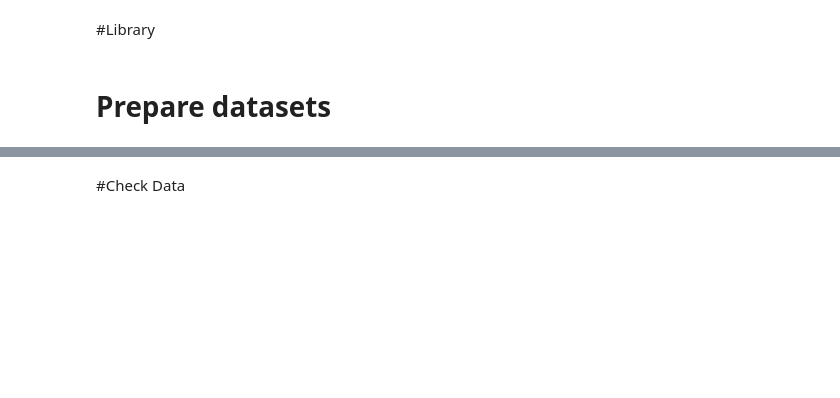
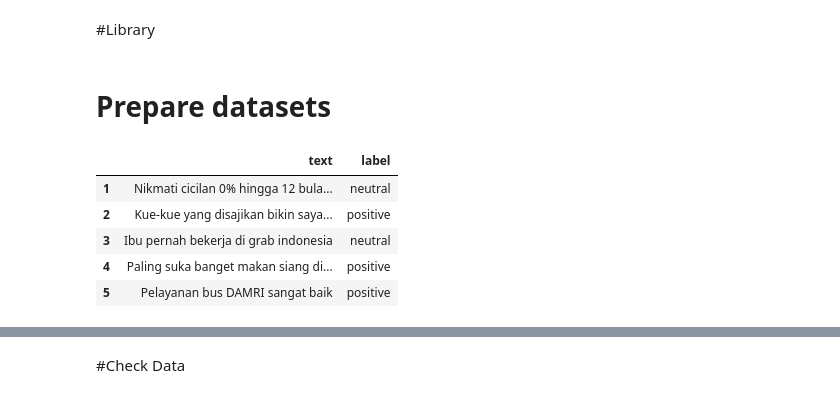
Before and after one commit to udjoo/tugas_dsc, a Jupyter notebook: models/lstm/LSTM.ipynb, the cells around one changed output, grey strips where cells are left out. Cells and saved outputs as stored; diff of their text form; code cells hidden in the pictures; blank space fills up the shorter version.

```diff
--- a/models/lstm/LSTM.ipynb
+++ b/models/lstm/LSTM.ipynb
@@ -27,4 +27,24 @@ from keras.models import load_model
 from pathlib import Path
 # %% [markdown]
 # **Prepare datasets**
+# %%
+df_nusax_test = pd.read_csv(r'../../data/nusax/test.csv', header= None)
+df_nusax_train = pd.read_csv(r'../../data/nusax/train.csv', header= None)
+df_nusax_valid = pd.read_csv(r'../../data/nusax/valid.csv', header= None)
+
+df_nusax = df_nusax_train.append(df_nusax_test, ignore_index=True)
+df_nusax = df_nusax.append(df_nusax_valid, ignore_index=True)
+
+df_nusax.columns = ['id','text','label']
+df_nusa = df_nusax.drop(columns=['id'])
+
+df_tambahan = df_nusa.drop(index=0)
+df_tambahan.head()
+# %% [output]
+|  | text | label |
+| 1 | Nikmati cicilan 0% hingga 12 bula... | neutral |
+| 2 | Kue-kue yang disajikan bikin saya... | positive |
+| 3 | Ibu pernah bekerja di grab indonesia | neutral |
+| 4 | Paling suka banget makan siang di... | positive |
+| 5 | Pelayanan bus DAMRI sangat baik | positive |
 # %%
```
Also changed, not shown: parts of 17 cells of this notebook, 1 other file.
